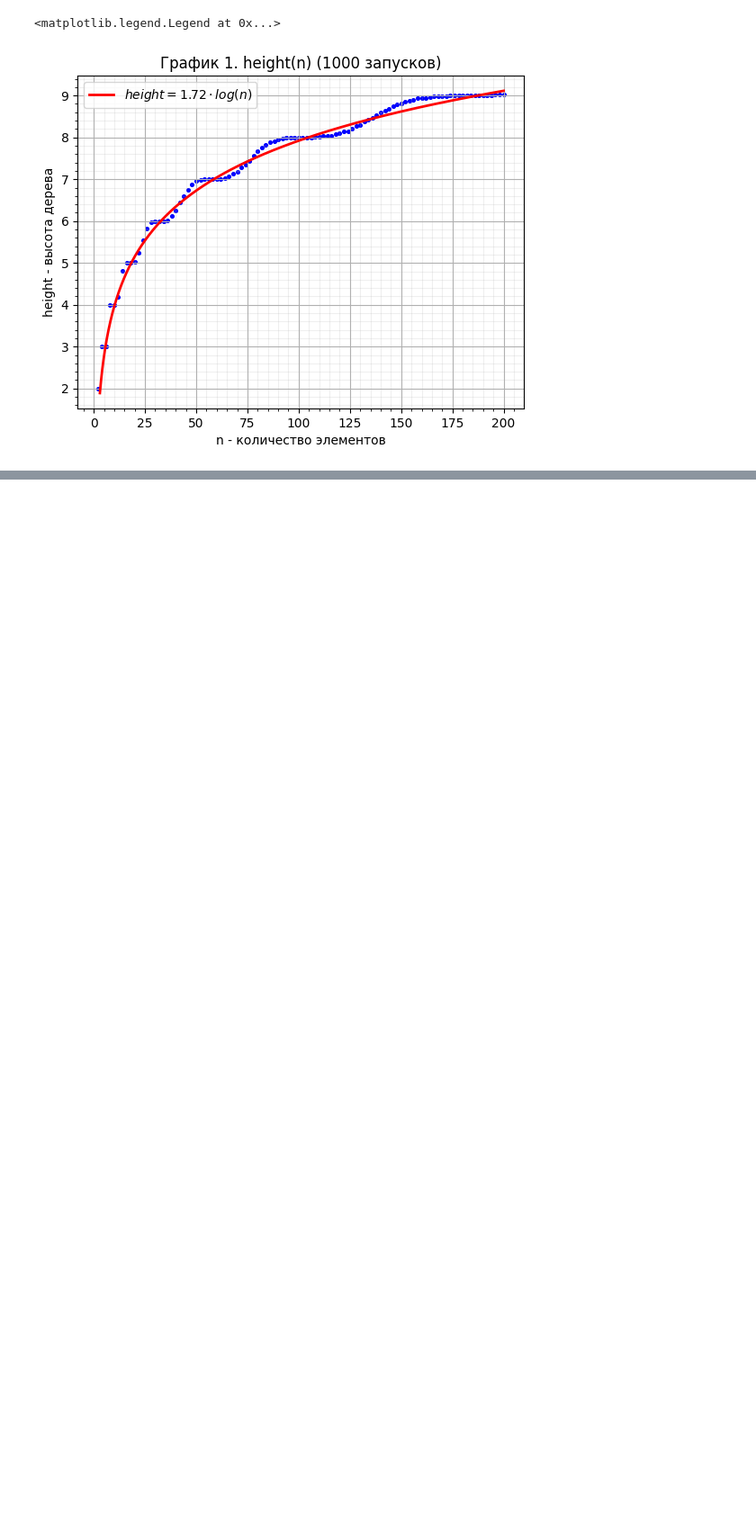
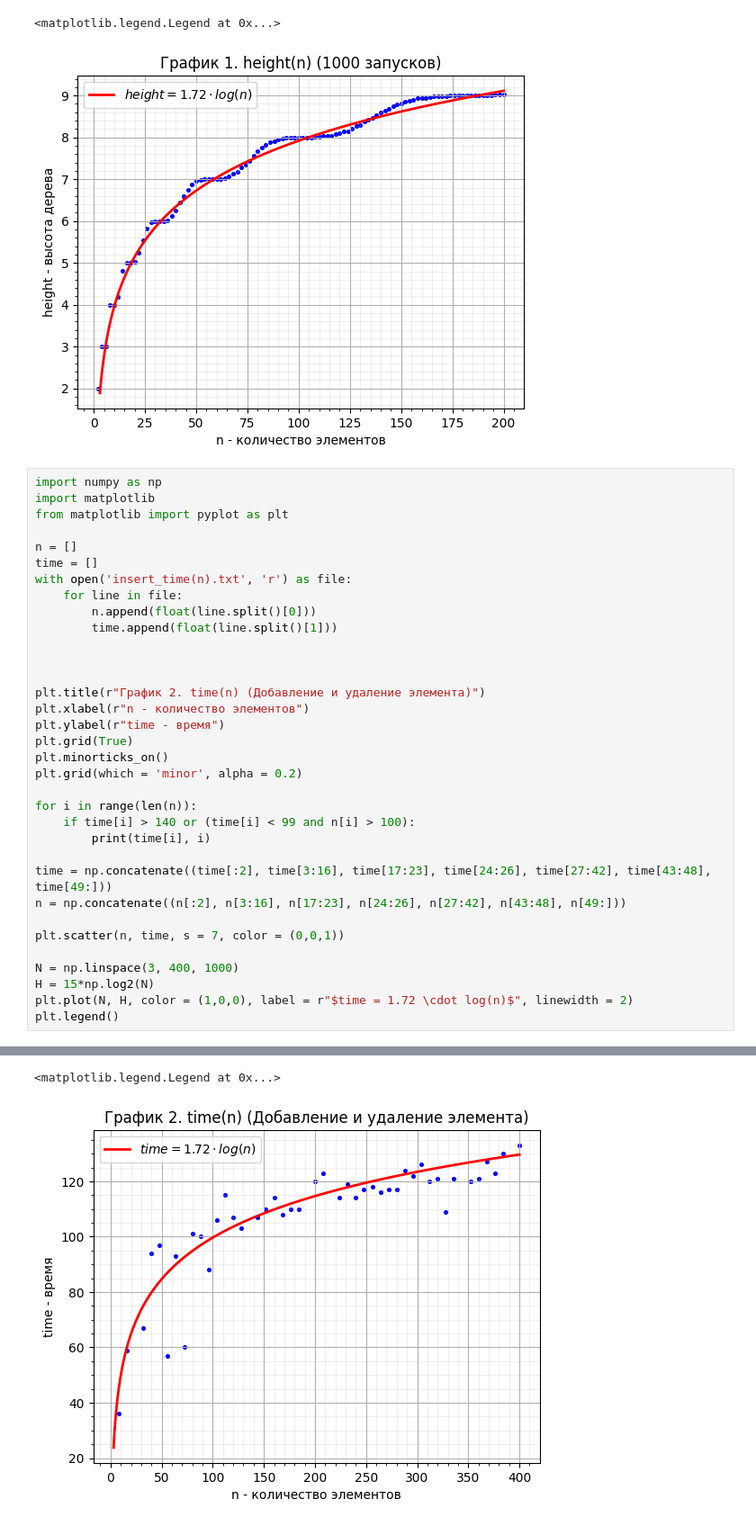
Before and after one commit to ZhumaevaVika/AVL_tree, a Jupyter notebook: graph.ipynb, the cells around one changed output, grey strips where cells are left out. Shown: that part at 90% size. Saved outputs shown, nothing was run; the diff lists cells and outputs as text; blank space fills up the shorter version.

Commit message:
graphs added

```diff
--- a/graph.ipynb
+++ b/graph.ipynb
@@ -26,3 +26,38 @@ plt.legend()
 # %% [output]
 <matplotlib.legend.Legend at 0x...>
 [figure]
+# %%
+import numpy as np
+import matplotlib
+from matplotlib import pyplot as plt
+
+n = []
+time = []
+with open('insert_time(n).txt', 'r') as file:
+    for line in file:
+        n.append(float(line.split()[0]))
+        time.append(float(line.split()[1]))
+
+
+
+plt.title(r"График 2. time(n) (Добавление и удаление элемента)")
+plt.xlabel(r"n - количество элементов")
+plt.ylabel(r"time - время")
+plt.grid(True)
+plt.minorticks_on()
+plt.grid(which = 'minor', alpha = 0.2)
+
+for i in range(len(n)):
+    if time[i] > 140 or (time[i] < 99 and n[i] > 100):
+        print(time[i], i)
+
+time = np.concatenate((time[:2], time[3:16], time[17:23], time[24:26], time[27:42], time[43:48], time[49:]))
+n = np.concatenate((n[:2], n[3:16], n[17:23], n[24:26], n[27:42], n[43:48], n[49:]))
+
+plt.scatter(n, time, s = 7, color = (0,0,1))
+
+N = np.linspace(3, 400, 1000)
+H = 15*np.log2(N)
+plt.plot(N, H, color = (1,0,0), label = r"$time = 1.72 \cdot log(n)$", linewidth = 2)
+plt.legend()
+# %% [output]
@@ -28,0 +69,2 @@ plt.legend()
+<matplotlib.legend.Legend at 0x...>
+[figure, added]
```
Also changed, not shown: parts of 2 cells of this notebook, 3 other files.
